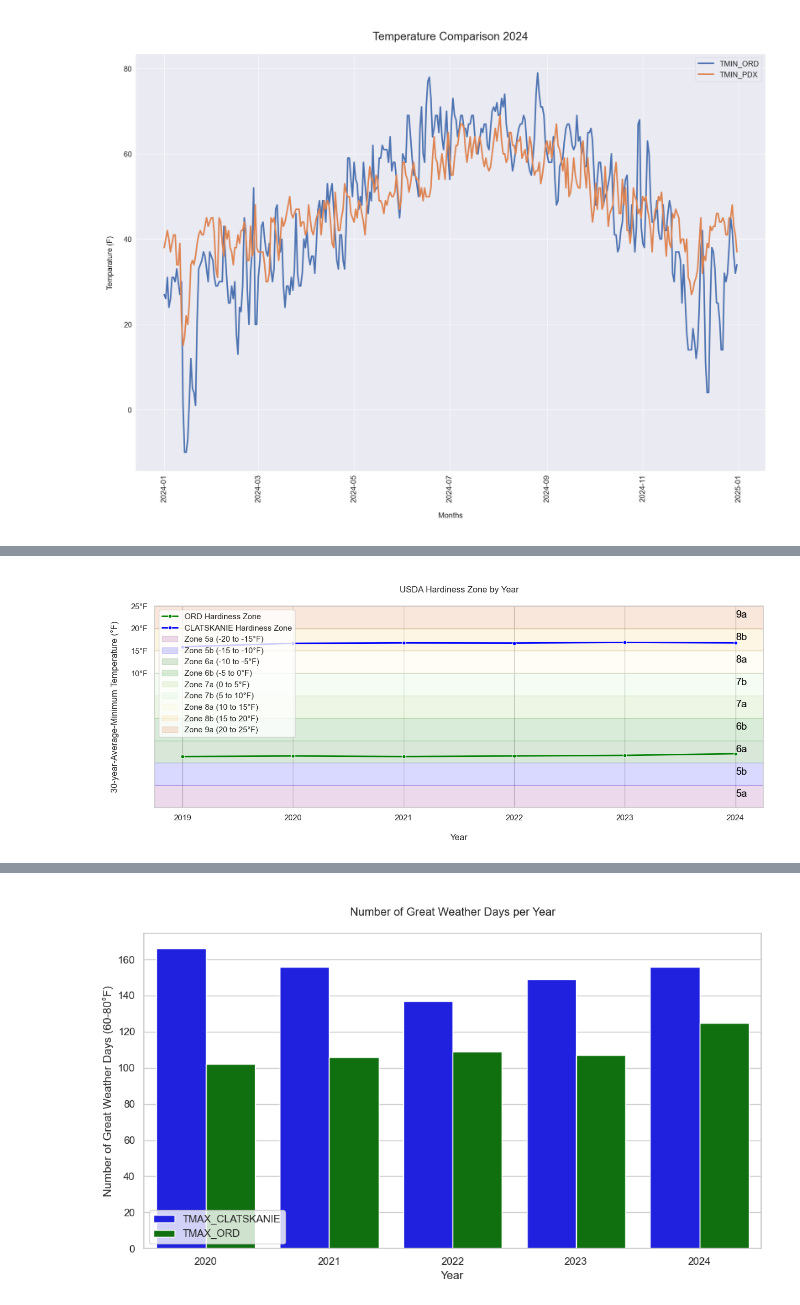
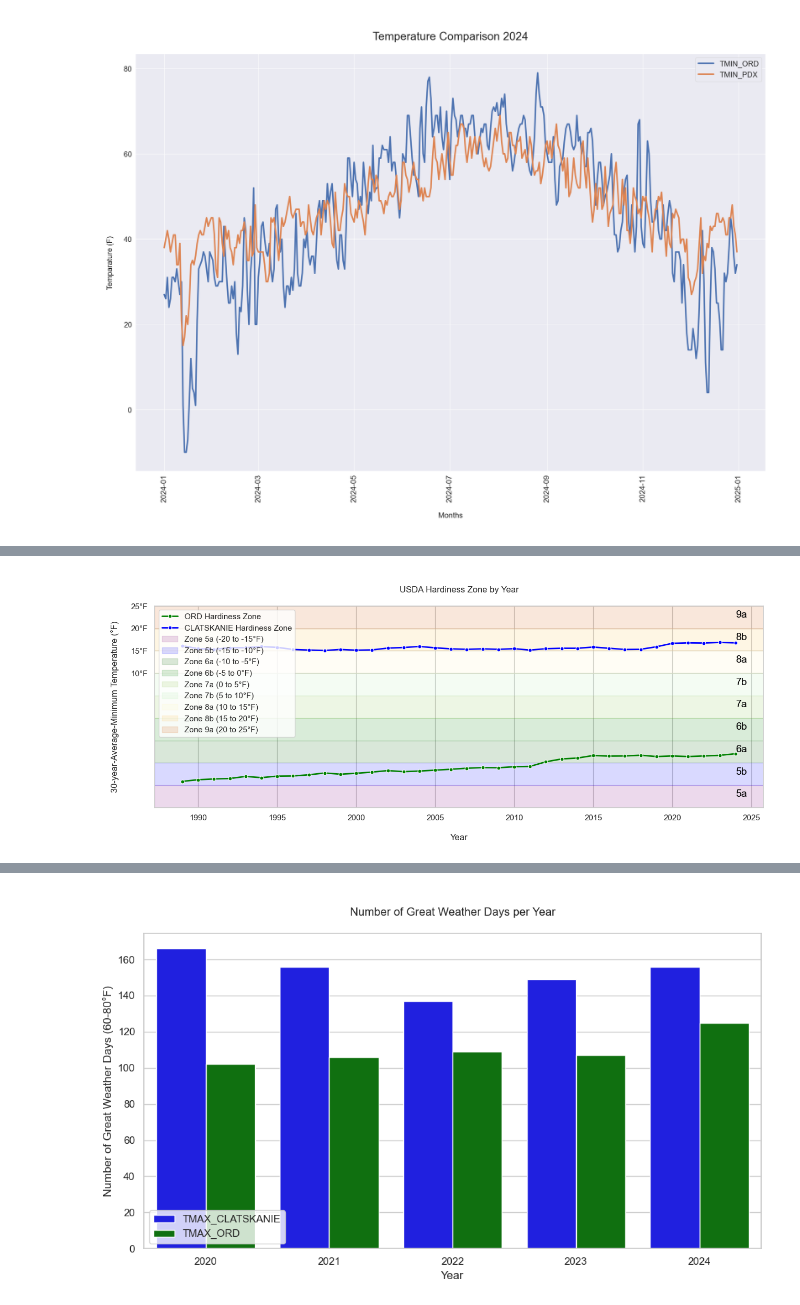
Before and after one commit to wpbSabi/weather_python, a Jupyter notebook: notebooks/compare_temperature.ipynb, the cells around one changed output, grey strips where cells are left out. Drawn from its saved outputs; the diff is of its cells as text; code cells hidden in the pictures.

```diff
--- a/notebooks/compare_temperature.ipynb
+++ b/notebooks/compare_temperature.ipynb
@@ -260,10 +253,10 @@ null values 0
 # %%
-# # How has the USDA hardiness zone changed year-by-year?
-# # This makes for better storytelling
+# How has the USDA hardiness zone changed year-by-year?
+# This makes for better storytelling
 
-# # Make the wide format long, for the seaborn lineplot
-# usdahz = tmin.melt(id_vars='year', value_vars=[tmin.columns[3], tmin.columns[4]],
-#                       var_name='station', value_name='USDA Hardiness Zone').dropna()
-# usdahz
+# Make the wide format long, for the seaborn lineplot
+usdahz = tmin.melt(id_vars='year', value_vars=[tmin.columns[3], tmin.columns[4]],
+                      var_name='station', value_name='USDA Hardiness Zone').dropna()
+usdahz
 # %% [output]
 |  | year | station | USDA Hardiness Zone |
@@ -282,53 +275,53 @@ null values 0
 # %%
-# sns.set_theme(style="whitegrid")
-# plt.figure(figsize=(15,5))
-# p = sns.lineplot(data=usdahz,
-#              x='year',
-#              y='USDA Hardiness Zone',
-#              hue='station',
-#              palette=['green', 'blue'],
-#              marker='o',
-#              markersize=5,
-#              linewidth=2,
-#              style='station',
-#              dashes=False,
-#                 )
+sns.set_theme(style="whitegrid")
+plt.figure(figsize=(15,5))
+p = sns.lineplot(data=usdahz,
+             x='year',
+             y='USDA Hardiness Zone',
+             hue='station',
+             palette=['green', 'blue'],
+             marker='o',
+             markersize=5,
+             linewidth=2,
+             style='station',
+             dashes=False,
+                )
 
-# # Superimpose colored bands for USDA zones
-# # https://colorbrewer2.org/#type=sequential&scheme=YlOrBr&n=3
-# p.axhspan(-20, -15, color='purple', alpha=0.15, label='Zone 5a (-20 to -15°F)')
-# p.axhspan(-15, -10, color='blue', alpha=0.15, label='Zone 5b (-15 to -10°F)')
-# p.axhspan(-10, -5, color='#006400', alpha=0.15, label='Zone 6a (-10 to -5°F)')
-# p.axhspan(-5, 0, color='green', alpha=0.15, label='Zone 6b (-5 to 0°F)')
-# p.axhspan(0, 5, color='#8bc34a', alpha=0.15, label='Zone 7a (0 to 5°F)')
-# p.axhspan(5, 10, color='#b7efb2', alpha=0.15, label='Zone 7b (5 to 10°F)')
-# p.axhspan(10, 15, color='#fff7bc', alpha=0.15, label='Zone 8a (10 to 15°F)')
-# p.axhspan(15, 20, color='#fec44f', alpha=0.15, label='Zone 8b (15 to 20°F)')
-# p.axhspan(20, 25, color='#d95f0e', alpha=0.15, label='Zone 9a (20 to 25°F)')
+# Superimpose colored bands for USDA zones
+# https://colorbrewer2.org/#type=sequential&scheme=YlOrBr&n=3
+p.axhspan(-20, -15, color='purple', alpha=0.15, label='Zone 5a (-20 to -15°F)')
+p.axhspan(-15, -10, color='blue', alpha=0.15, label='Zone 5b (-15 to -10°F)')
+p.axhspan(-10, -5, color='#006400', alpha=0.15, label='Zone 6a (-10 to -5°F)')
+p.axhspan(-5, 0, color='green', alpha=0.15, label='Zone 6b (-5 to 0°F)')
+p.axhspan(0, 5, color='#8bc34a', alpha=0.15, label='Zone 7a (0 to 5°F)')
+p.axhspan(5, 10, color='#b7efb2', alpha=0.15, label='Zone 7b (5 to 10°F)')
+p.axhspan(10, 15, color='#fff7bc', alpha=0.15, label='Zone 8a (10 to 15°F)')
+p.axhspan(15, 20, color='#fec44f', alpha=0.15, label='Zone 8b (15 to 20°F)')
+p.axhspan(20, 25, color='#d95f0e', alpha=0.15, label='Zone 9a (20 to 25°F)')
 
-# # Add zone labels
-# year_label = 2024
-# p.text(x=year_label, y=-17, s='5a', color='black', fontsize=14, va='center')
-# p.text(x=year_label, y=-12, s='5b', color='black', fontsize=14, va='center')
-# p.text(x=year_label, y=-7, s='6a', color='black', fontsize=14, va='center')
-# p.text(x=year_label, y=-2, s='6b', color='black', fontsize=14, va='center')
-# p.text(x=year_label, y=3, s='7a', color='black', fontsize=14, va='center')
-# p.text(x=year_label, y=8, s='7b', color='black', fontsize=14, va='center')
-# p.text(x=year_label, y=13, s='8a', color='black', fontsize=14, va='center')
-# p.text(year_label, 18, '8b', color='black', fontsize=14, va='center')
-# p.text(year_label, 23, '9a', color='black', fontsize=14, va='center')
+# Add zone labels
+year_label = 2024
+p.text(x=year_label, y=-17, s='5a', color='black', fontsize=14, va='center')
+p.text(x=year_label, y=-12, s='5b', color='black', fontsize=14, va='center')
+p.text(x=year_label, y=-7, s='6a', color='black', fontsize=14, va='center')
+p.text(x=year_label, y=-2, s='6b', color='black', fontsize=14, va='center')
+p.text(x=year_label, y=3, s='7a', color='black', fontsize=14, va='center')
+p.text(x=year_label, y=8, s='7b', color='black', fontsize=14, va='center')
+p.text(x=year_label, y=13, s='8a', color='black', fontsize=14, va='center')
+p.text(year_label, 18, '8b', color='black', fontsize=14, va='center')
+p.text(year_label, 23, '9a', color='black', fontsize=14, va='center')
 
-# plt.title('\nUSDA Hardiness Zone by Year\n')
-# plt.ylim(-20, 25)
-# p.set_yticks(np.arange(10, 26, 5))
-# p.set_yticklabels(['10°F', '15°F', '20°F', '25°F'])
-# p.set_xlabel("\nYear", fontsize=12, rotation=0)
-# p.set_ylabel("\n30-year-Average-Minimum Temperature (°F)\n", fontsize=12, rotation=90)
+plt.title('\nUSDA Hardiness Zone by Year\n')
+plt.ylim(-20, 25)
+p.set_yticks(np.arange(10, 26, 5))
+p.set_yticklabels(['10°F', '15°F', '20°F', '25°F'])
+p.set_xlabel("\nYear", fontsize=12, rotation=0)
+p.set_ylabel("\n30-year-Average-Minimum Temperature (°F)\n", fontsize=12, rotation=90)
 
-# plt.legend(loc='upper left')
-# plt.show()
+plt.legend(loc='upper left')
+plt.show()
 # %% [output]
-[figure, old version]
+[figure, new version]
 # %% [markdown]
 <!-- ## The Ideal Temperature (Location)
 * Based on TMAX -->
```
Also changed, not shown: parts of 19 cells of this notebook.
